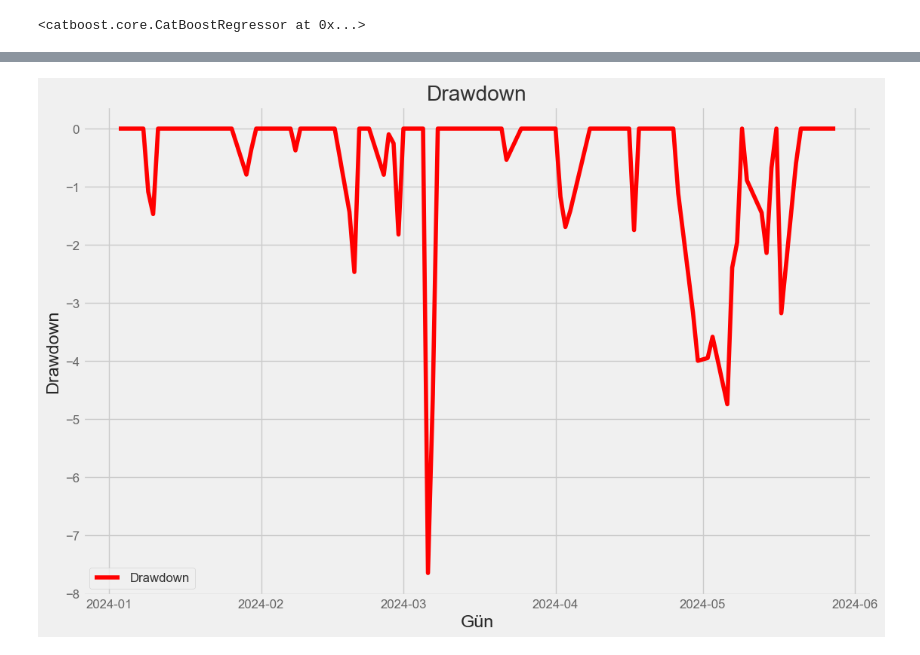
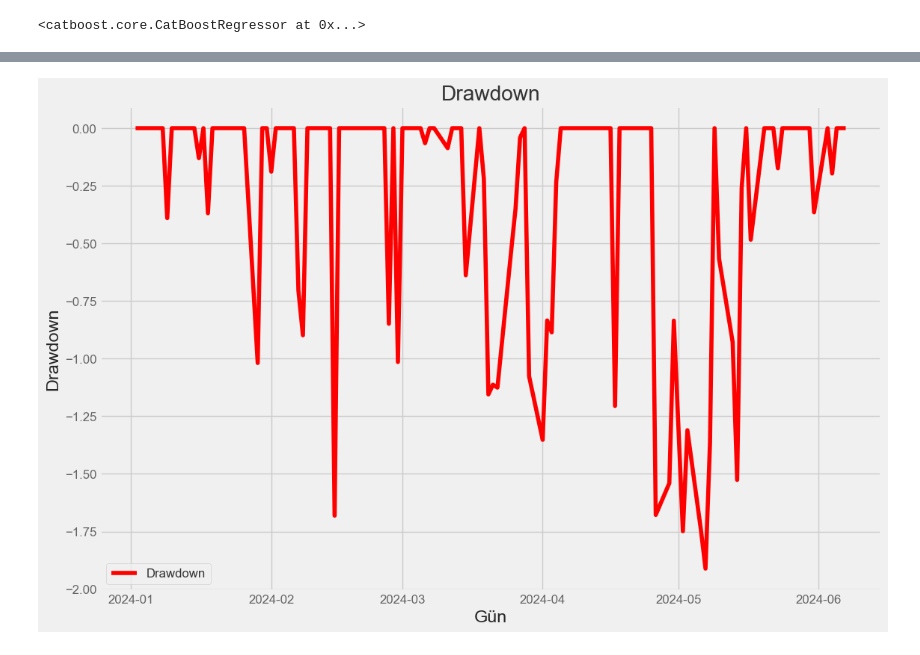
Before and after one commit to kaboya19/AI_Trade, a Jupyter notebook: AI_Trade.ipynb, the cells around one changed output, grey strips where cells are left out. Cells and saved outputs as stored; diff of their text form; code cells hidden in the pictures.

```diff
--- a/AI_Trade.ipynb
+++ b/AI_Trade.ipynb
@@ -844,0 +461,2 @@ returns["Ağırlıklı Getiri"].mean()*100
+# %%
+top_5_rows["Para"]=100000
@@ -844,0 +589,6 @@ returns["Ağırlıklı Getiri"].mean()*100
+# %%
+kar=(((np.cumprod(1+((top_5_rows.groupby('Date')["Gerçek"].mean().iloc[:-2]/2)/100)))-1)*100).iloc[-1]
+returns=(top_5_rows.groupby('Date')["Gerçek"].mean().iloc[:-2]/2).diff().dropna()
+
+sharpe=kar/returns.std()
+sharpe
@@ -844,0 +597,20 @@ returns["Ağırlıklı Getiri"].mean()*100
+# %%
+sharpes=[]
+metrik=[]
+adet=[]
+karlar=[]
+for i in range(1,30):
+   top_5_rows = tahminler.groupby(level=0).apply(lambda x: x.nlargest(i, columns=['Tahmin'])).dropna()
+   topkar=(((np.cumprod(1+((top_5_rows.groupby('Date')["Gerçek"].mean().iloc[:-2]/2)/100)))-1)*100).iloc[-1]
+   returns=(top_5_rows.groupby('Date')["Gerçek"].mean().iloc[:-2]/2).diff().dropna()
+   sharpe=topkar/returns.std()
+   metrik.append(sharpe*topkar)
+   sharpes.append(sharpe)
+   adet.append(i)
+   karlar.append(topkar)
+sonuc=pd.DataFrame()
+sonuc["Adet"]=adet
+sonuc["Sharpe*Kar"]=metrik
+sonuc["Sharpe"]=sharpes
+sonuc["Kar"]=karlar
+sonuc.sort_values(by="Kar",ascending=False)
@@ -844,0 +738,8 @@ returns["Ağırlıklı Getiri"].mean()*100
+# %%
+
+returns=top_5_rows.groupby('Date')["Gerçek"].mean().iloc[:-2].dropna()/2
+returns=returns/100
+returns=pd.DataFrame(returns)
+returns["Kar"]=np.where((returns>0),1,0)
+returns
+returns
@@ -940,37 +908,37 @@ import matplotlib.pyplot as plt
 
 
 # Convert to DataFrame
-cumulative_returns = np.cumprod(1+returns["Ağırlıklı Getiri"])
+cumulative_returns = np.cumprod(1+returns["Gerçek"])
 
 
 def calculate_drawdowns(returns):
     peak = returns[0]
     drawdowns = [0]  # İlk değer 0, çünkü başlangıçta herhangi bir drawdown yok
 
     for ret in returns[1:]:
         if ret > peak:
             peak = ret
             drawdowns.append(0)  # Yeni zirve bulunduğunda drawdown sıfırlanır
         else:
             drawdowns.append(-100*((peak - ret) / peak))  # Drawdown hesaplanır
 
     return drawdowns
 
 # Drawdown'ları hesapla
 drawdowns = calculate_drawdowns(cumulative_returns)
 
 
 # Grafik çizimi
 plt.figure(figsize=(12, 8))
 plt.plot(returns.index, drawdowns, label='Drawdown', color='red', linestyle='-')
 plt.xlabel('Gün')
 plt.ylabel('Drawdown')
 plt.title('Drawdown')
 plt.legend()
 plt.grid(True)
 plt.show()
 # %% [output]
-[figure, old version]
+[figure, new version]
 # %%
 feature_importance = model.get_feature_importance(type='FeatureImportance')
 # %%
```
Also changed, not shown: parts of 132 cells of this notebook, 35 other files.
